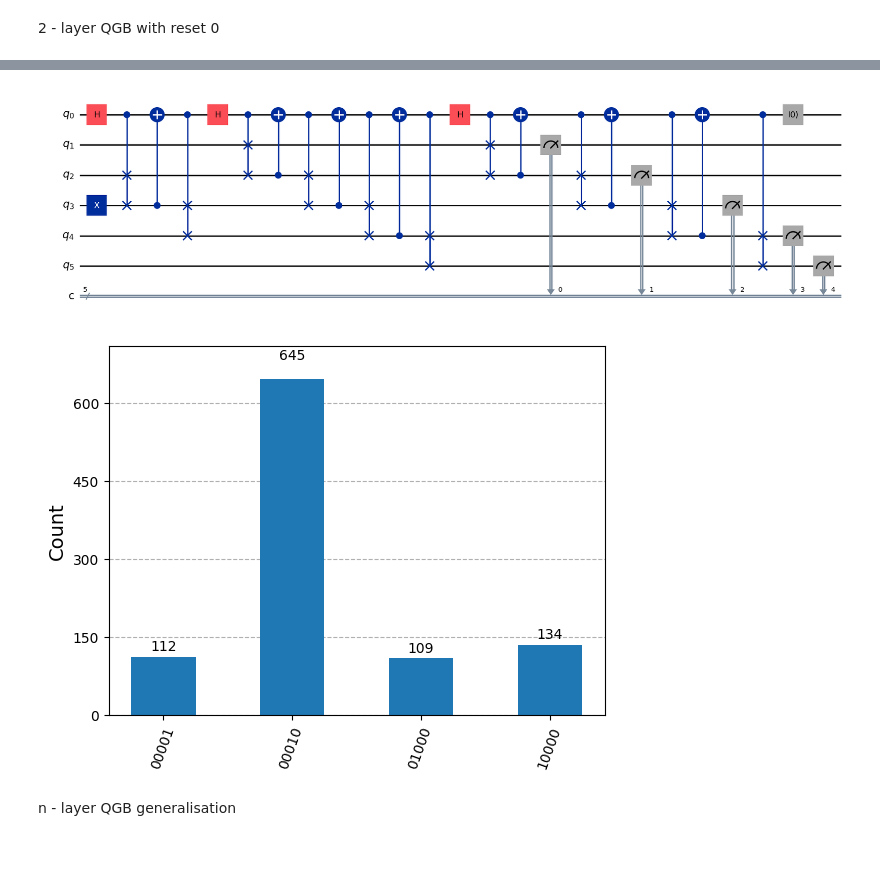
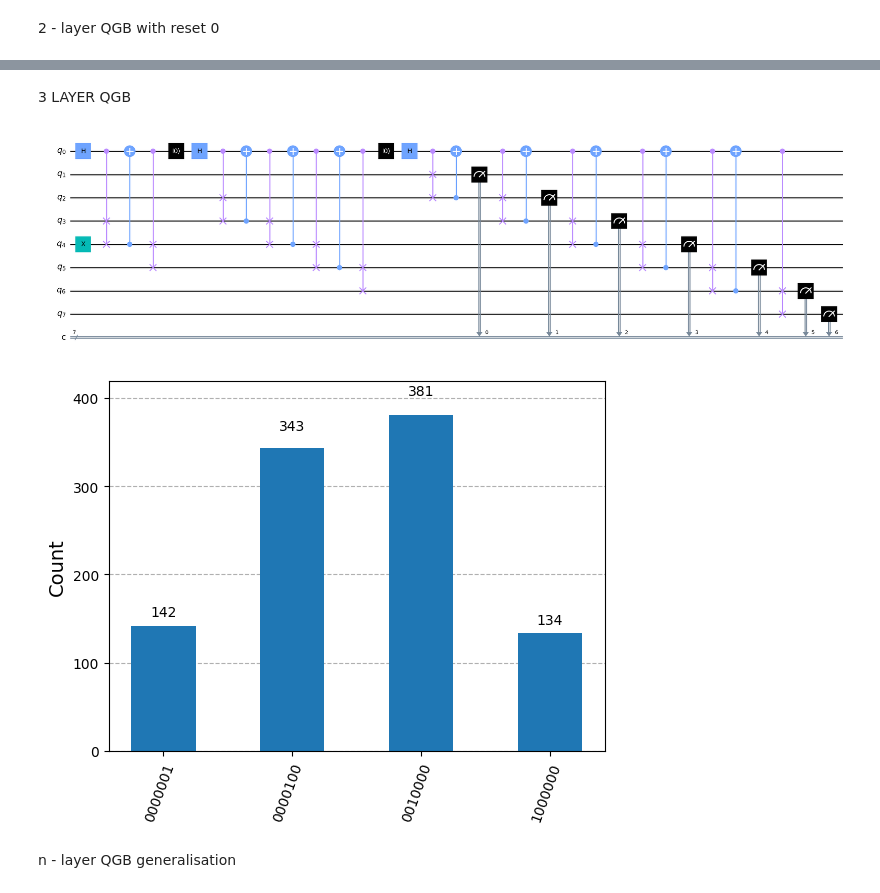
Before and after one commit to saxenaprajjwal/WISER, a Jupyter notebook: Task_II.ipynb, the cells around one changed output, grey strips where cells are left out. Drawn from its saved outputs; the diff is of its cells as text; code cells hidden in the pictures; blank space fills up the shorter version.

```diff
--- a/Task_II.ipynb
+++ b/Task_II.ipynb
@@ -283,60 +280,71 @@ plt.show()
+# %% [markdown]
+3 LAYER QGB
 # %%
-# 1 coin + 5 position qubits, 5 classical bits
-qc = QuantumCircuit(6, 5)
 
-# Initial position: place particle at center (q[3])
-qc.x(3)
+qc = QuantumCircuit(8, 7)
+
+# Initial position: place particle at center (q[4])
+qc.x(4)
 
 # === Layer 1 ===
 qc.h(0)                             # Hadamard on coin
-qc.append(CSwapGate(), [0, 2, 3])   # swap q2 and q3 if coin is 1
-qc.cx(3, 0)
-qc.append(CSwapGate(), [0, 3, 4])   # swap q3 and q4 if coin is 1
+qc.append(CSwapGate(), [0, 3, 4])   # swap q2 and q3 if coin is 1
+qc.cx(4, 0)
+qc.append(CSwapGate(), [0, 4, 5])   # swap q3 and q4 if coin is 1
+
+# === Reset coin qubit (q[0]) to |0⟩ ===
+qc.reset(0)
 
 # === Layer 2 ===
 qc.h(0)
-qc.append(CSwapGate(), [0, 1, 2])
-qc.cx(2, 0)
 qc.append(CSwapGate(), [0, 2, 3])
 qc.cx(3, 0)
 qc.append(CSwapGate(), [0, 3, 4])
 qc.cx(4, 0)
 qc.append(CSwapGate(), [0, 4, 5])
+qc.cx(5, 0)
+qc.append(CSwapGate(), [0, 5, 6])
+
+# === Reset coin qubit (q[0]) to |0⟩ ===
+qc.reset(0)
 
 # === Layer 3 ===
 qc.h(0)
 qc.append(CSwapGate(), [0, 1, 2])
 qc.cx(2, 0)
 qc.append(CSwapGate(), [0, 2, 3])
 qc.cx(3, 0)
 qc.append(CSwapGate(), [0, 3, 4])
 qc.cx(4, 0)
 qc.append(CSwapGate(), [0, 4, 5])
+qc.cx(5, 0)
+qc.append(CSwapGate(), [0, 5, 6])
+qc.cx(6, 0)
+qc.append(CSwapGate(), [0, 6, 7])
 
-# === Reset coin qubit to |0⟩ ===
-qc.reset(0)
-
-# Measure relevant position qubits (avoid conflict)
-qc.measure(1, 0)  # leftmost
+# Measure relevant position qubits
+qc.measure(1, 0)
 qc.measure(2, 1)
-qc.measure(3, 2)  # center
-qc.measure(4, 3)
-qc.measure(5, 4)  # rightmost
+qc.measure(3, 2)
+qc.measure(4, 3) # center
+qc.measure(5, 4)
+qc.measure(6, 5)
+qc.measure(7, 6)
 
 # Visualize circuit
-qc.draw('mpl')
+qc.draw(output='mpl', style='clifford', fold = 1)
 plt.show()
 
 # Simulate
 sim = AerSimulator()
 compiled = transpile(qc, sim)
 result = sim.run(compiled, shots=1000).result()
 counts = result.get_counts()
 plot_histogram(counts)
 plt.show()
 # %% [output]
-[figure, old version]
+[figure, new version]
-[figure, old version]
+[figure, new version]
 # %% [markdown]
 n - layer QGB generalisation
 # %%
```
Also changed, not shown: parts of 4 cells of this notebook.
